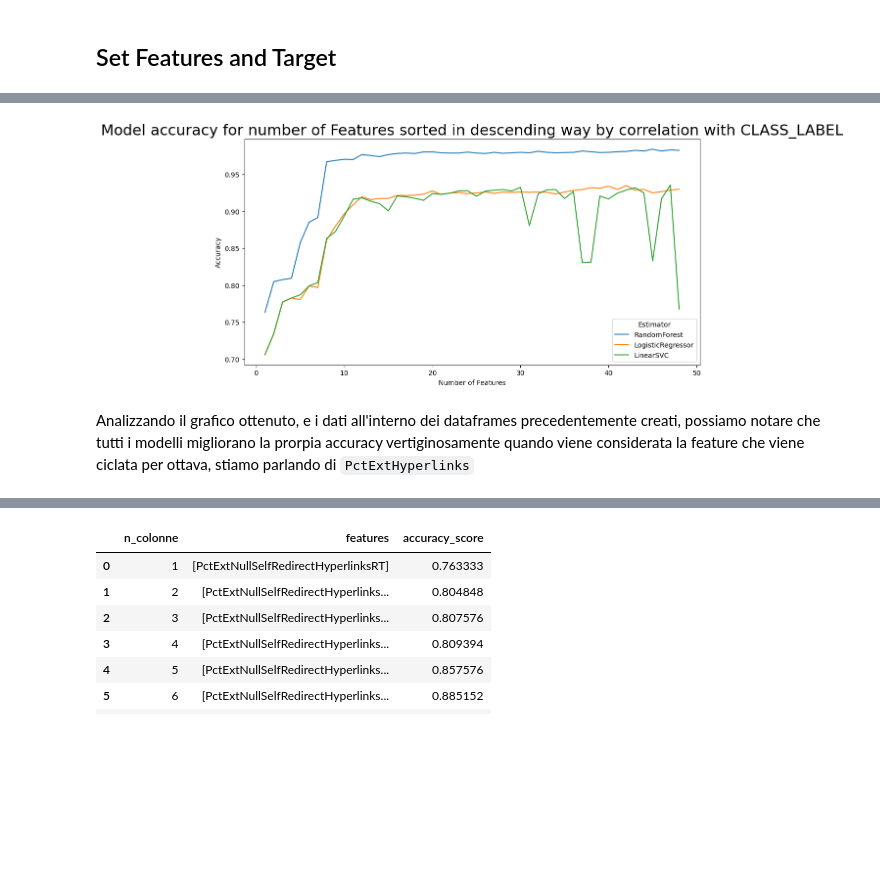
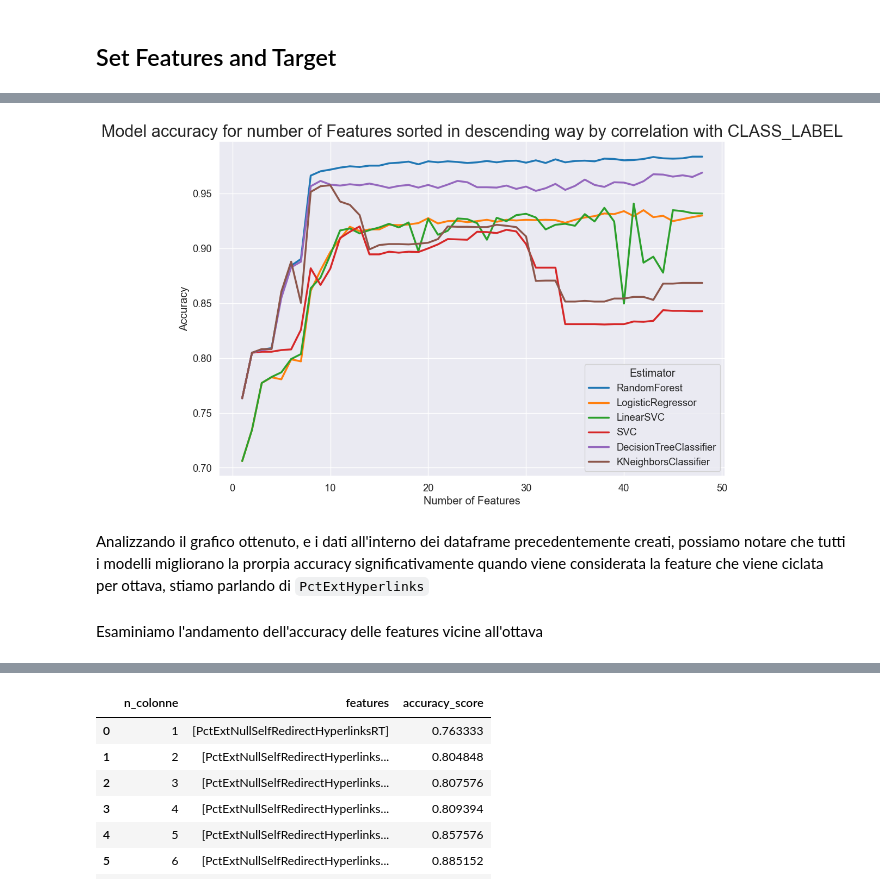
Before and after one commit to MatteoSchifano/Phishing-URL-Classification, a Jupyter notebook: notebooks/phishing.ipynb, the cells around one changed output, grey strips where cells are left out. Drawn from its saved outputs; the diff is of its cells as text; code cells hidden in the pictures; blank space fills up the shorter version.

```diff
--- a/notebooks/phishing.ipynb
+++ b/notebooks/phishing.ipynb
@@ -72,8 +72,3 @@ Diminuisco le dimensioni di storaggio nella memoria per le colonne che contengon
-# %%
-# int64 --> int32
-df[df.select_dtypes('int64').columns] = df[df.select_dtypes('int64').columns].astype('int32')
-# float64 --> float32
-df[df.select_dtypes('float64').columns] = df[df.select_dtypes('float64').columns].astype('float32')
 # %%
 df.info()
 # %% [output]
@@ -253,7 +247,7 @@ plt.show()
 from sklearn.model_selection import train_test_split
 
 
-X = df[top_correleted_columns(df.corr(), "CLASS_LABEL", 15)].drop('CLASS_LABEL', axis=1)
+X = df[top_correleted_columns(df.corr(), "CLASS_LABEL", 10)].drop('CLASS_LABEL', axis=1)
 y = df['CLASS_LABEL']
 
 X_train, X_test, y_train, y_test = train_test_split(X, y, random_state=42, test_size=0.33)
@@ -282,8 +276,8 @@ weighted avg       0.98      0.98      0.98      3300
 # %%
-def evaluete_model(estimator, df: pd.DataFrame, target) -> pd.DataFrame:
+def evaluete_model(estimator, df: pd.DataFrame, target: str, min_col: int = 1, max_col: int = df.shape[1]) -> pd.DataFrame:
     models = []
     # ciclo che aggiunge alle features una colonna alla volta
-    for i in range(1, df.shape[1]):
+    for i in range(min_col, max_col):
         X = df[top_correleted_columns(df.corr(), target, i)].drop(target, axis=1)
         y = df['CLASS_LABEL']
 
@@ -313,13 +297,38 @@ df_svm = evaluete_model(LinearSVC(), df, "CLASS_LABEL")
+# %%
+from sklearn.linear_model import LogisticRegression
+from sklearn.neighbors import KNeighborsClassifier
+from sklearn.svm import LinearSVC, SVC
+from sklearn.tree import DecisionTreeClassifier
+
+# creazione dei dataframe di performance
+df_rfc = evaluete_model(RandomForestClassifier(), df, "CLASS_LABEL")
+df_lr  = evaluete_model(LogisticRegression(), df, "CLASS_LABEL")
+df_svm = evaluete_model(LinearSVC(), df, "CLASS_LABEL")
+df_svc = evaluete_model(SVC(), df, "CLASS_LABEL")
+df_dct = evaluete_model(DecisionTreeClassifier(), df, "CLASS_LABEL")
+df_knn = evaluete_model(KNeighborsClassifier(), df, "CLASS_LABEL")
 # %%
-sns.lineplot(data=df_rfc, x='n_colonne', y='accuracy_score', err_style="bars")
-sns.lineplot(data=df_lr, x='n_colonne', y='accuracy_score', err_style="bars")
-sns.lineplot(data=df_svm, x='n_colonne', y='accuracy_score', err_style="bars")
-plt.title('Model accuracy for number of Features sorted in descending way by correlation with CLASS_LABEL',  fontsize=22)
+sns.set_style("darkgrid")
+sns.set_context("notebook", font_scale=1.2, rc={"lines.linewidth": 2.5})
+
+fig, ax = plt.subplots(figsize=(12, 8))
+
+sns.lineplot(data=df_rfc, x='n_colonne', y='accuracy_score', label='RandomForest', ax=ax)
+sns.lineplot(data=df_lr,  x='n_colonne', y='accuracy_score', label='LogisticRegressor', ax=ax)
+sns.lineplot(data=df_svm, x='n_colonne', y='accuracy_score', label='LinearSVC', ax=ax)
+sns.lineplot(data=df_svc, x='n_colonne', y='accuracy_score', label='SVC', ax=ax)
+sns.lineplot(data=df_dct, x='n_colonne', y='accuracy_score', label='DecisionTreeClassifier', ax=ax)
+sns.lineplot(data=df_knn, x='n_colonne', y='accuracy_score', label='KNeighborsClassifier', ax=ax)
+
+plt.title('Model accuracy for number of Features sorted in descending way by correlation with CLASS_LABEL', fontsize=22)
 plt.ylabel('Accuracy')
 plt.xlabel('Number of Features')
-plt.legend(['RandomForest', 'LogisticRegressor', 'LinearSVC'], loc='lower right', title='Estimator')
+plt.legend(title='Estimator', loc='lower right')
+
 plt.show()
 # %% [output]
-[figure, old version]
+[figure, new version]
 # %% [markdown]
-Analizzando il grafico ottenuto, e i dati all'interno dei dataframes precedentemente creati, possiamo notare che tutti i modelli migliorano la prorpia accuracy vertiginosamente quando viene considerata la feature che viene ciclata per ottava, stiamo parlando di `PctExtHyperlinks`
+Analizzando il grafico ottenuto, e i dati all'interno dei dataframe precedentemente creati, possiamo notare che tutti i modelli migliorano la prorpia accuracy significativamente quando viene considerata la feature che viene ciclata per ottava, stiamo parlando di `PctExtHyperlinks`
+# %% [markdown]
+Esaminiamo l'andamento dell'accuracy delle features vicine all'ottava
```
Also changed, not shown: parts of 25 cells of this notebook.
